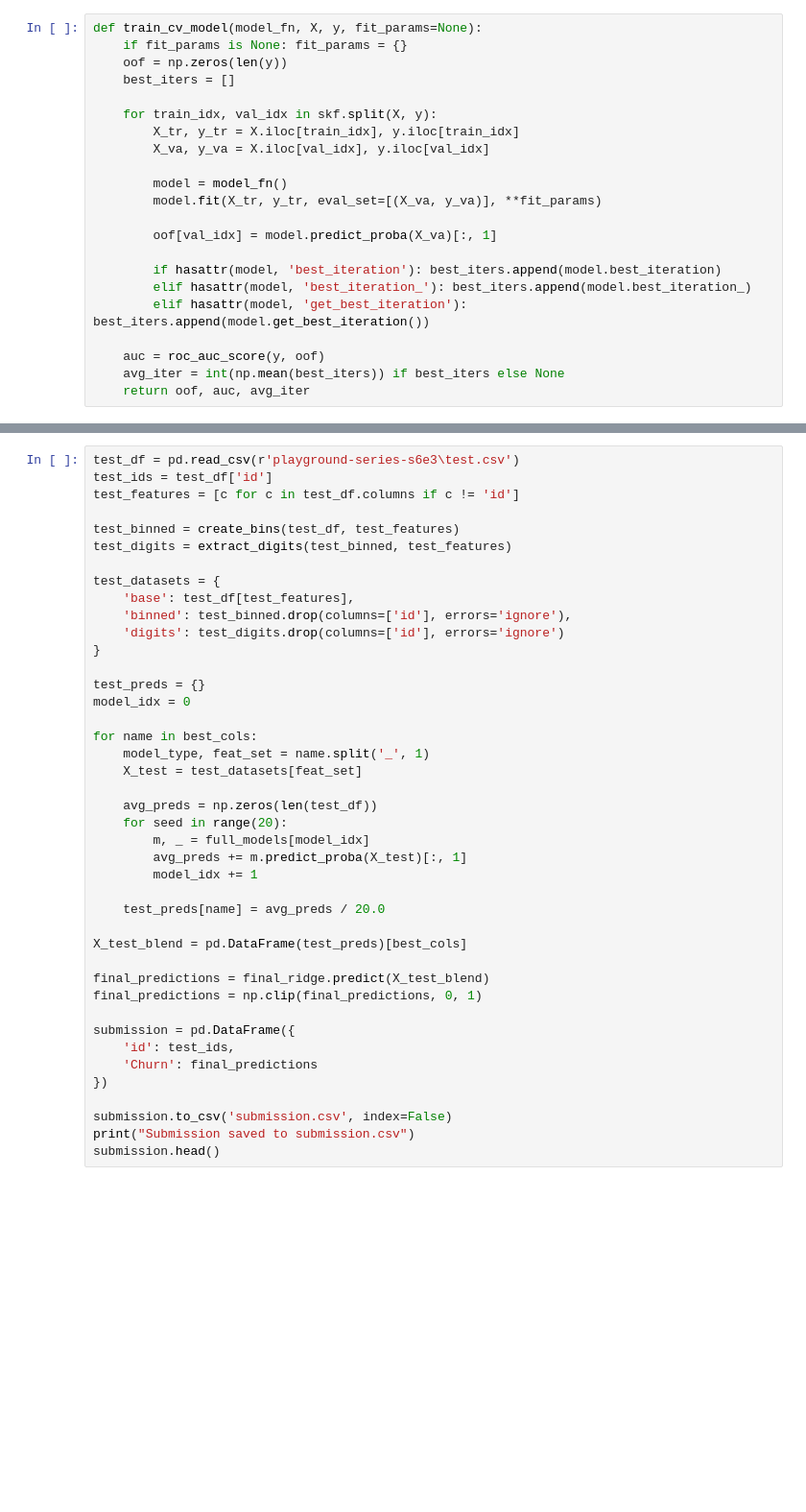
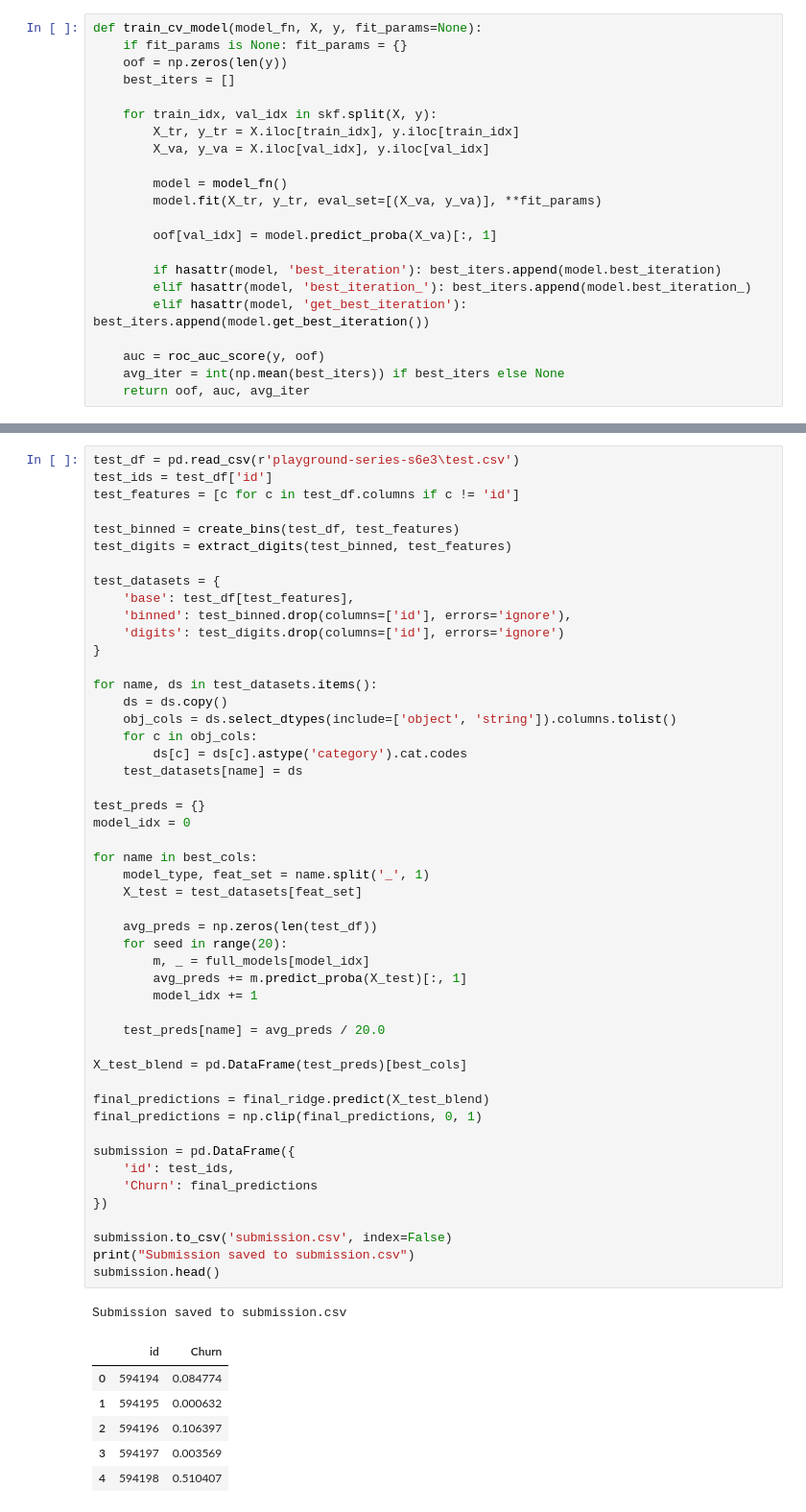
Before and after one commit to SaswatBalyan/Predicting-Churn-Rate-PlaygroundS6e3, a Jupyter notebook: first.ipynb, the cells around one changed output, grey strips where cells are left out. Shown at 96% size. Drawn from its saved outputs; the diff is of its cells as text; blank space fills up the shorter version.

```diff
--- a/first.ipynb
+++ b/first.ipynb
@@ -216,32 +270,47 @@ test_datasets = {
     'binned': test_binned.drop(columns=['id'], errors='ignore'),
     'digits': test_digits.drop(columns=['id'], errors='ignore')
 }
+
+for name, ds in test_datasets.items():
+    ds = ds.copy()
+    obj_cols = ds.select_dtypes(include=['object', 'string']).columns.tolist()
+    for c in obj_cols:
+        ds[c] = ds[c].astype('category').cat.codes
+    test_datasets[name] = ds
 
 test_preds = {}
 model_idx = 0
 
 for name in best_cols:
     model_type, feat_set = name.split('_', 1)
     X_test = test_datasets[feat_set]
 
     avg_preds = np.zeros(len(test_df))
     for seed in range(20):
         m, _ = full_models[model_idx]
         avg_preds += m.predict_proba(X_test)[:, 1]
         model_idx += 1
 
     test_preds[name] = avg_preds / 20.0
 
 X_test_blend = pd.DataFrame(test_preds)[best_cols]
 
 final_predictions = final_ridge.predict(X_test_blend)
 final_predictions = np.clip(final_predictions, 0, 1)
 
 submission = pd.DataFrame({
     'id': test_ids,
     'Churn': final_predictions
 })
 
 submission.to_csv('submission.csv', index=False)
 print("Submission saved to submission.csv")
 submission.head()
+# %% [output]
+Submission saved to submission.csv
+|  | id | Churn |
+| 0 | 594194 | 0.084774 |
+| 1 | 594195 | 0.000632 |
+| 2 | 594196 | 0.106397 |
+| 3 | 594197 | 0.003569 |
+| 4 | 594198 | 0.510407 |
```
Also changed, not shown: parts of 4 cells of this notebook, 8 other files.
